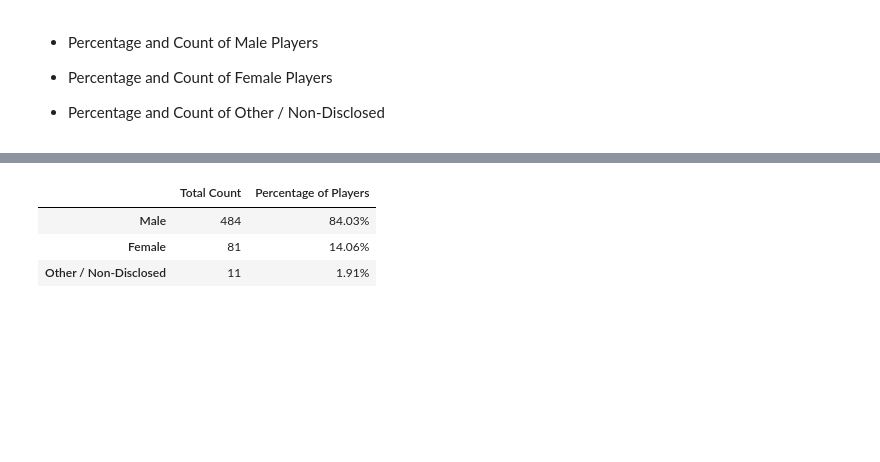
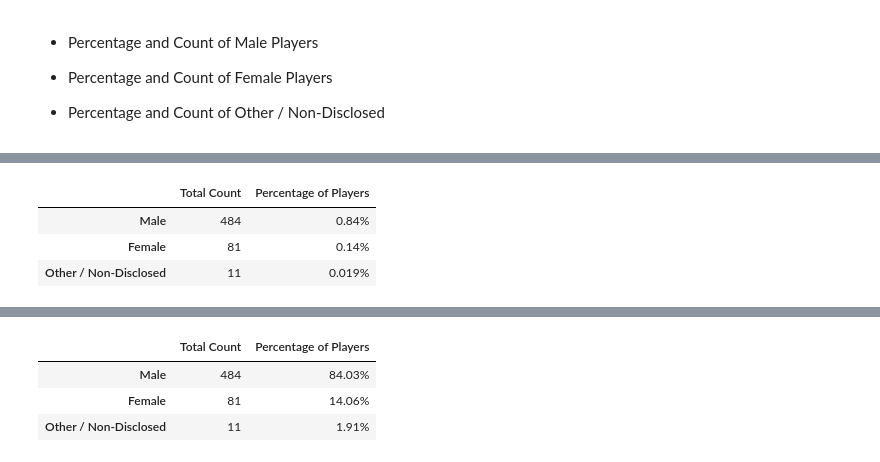
Before and after one commit to Ivana-Korak/pandas-challenge, a Jupyter notebook: HeroesOfPymoli/HeroesOfPymoli_starter.ipynb, the cells around one changed output, grey strips where cells are left out. Cells and saved outputs as stored; diff of their text form; code cells hidden in the pictures; blank space fills up the shorter version.

```diff
--- a/HeroesOfPymoli/HeroesOfPymoli_starter.ipynb
+++ b/HeroesOfPymoli/HeroesOfPymoli_starter.ipynb
@@ -100,0 +148,26 @@ purchase_df
+# %%
+SN_gender_df = purchase_data[['SN','Gender']]
+SN_gender_unique_df = SN_gender_df.drop_duplicates(subset='SN')
+type(SN_gender_unique_df)
+
+gender_demographics_cnts = SN_gender_unique_df["Gender"].value_counts()
+#print(gender_demographics_cnts)
+
+SN_cnts = SN_gender_unique_df["SN"].count()
+SN_cnts
+
+gender_demographics_percents = gender_demographics_cnts / SN_cnts
+gender_demographics_percents
+
+gender_demographics_df = pd.DataFrame({
+    "Total Count": gender_demographics_cnts,
+    "Percentage of Players": gender_demographics_percents
+})
+
+gender_demographics_df['Percentage of Players'] = gender_demographics_df['Percentage of Players'].map("{:,.2}%".format)
+gender_demographics_df
+# %% [output]
+|  | Total Count | Percentage of Players |
+| Male | 484 | 0.84% |
+| Female | 81 | 0.14% |
+| Other / Non-Disclosed | 11 | 0.019% |
```
Also changed, not shown: parts of 18 cells of this notebook, 2 other files.
